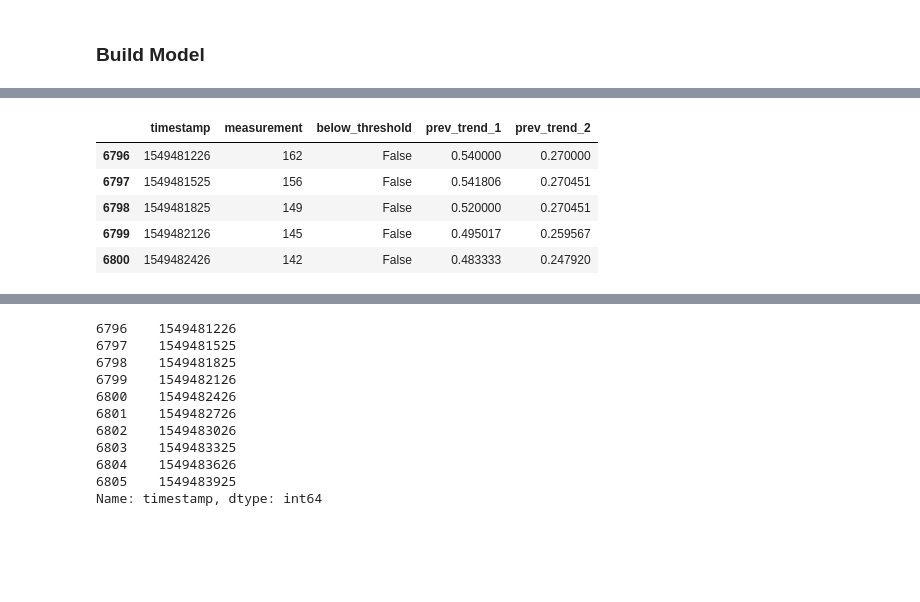
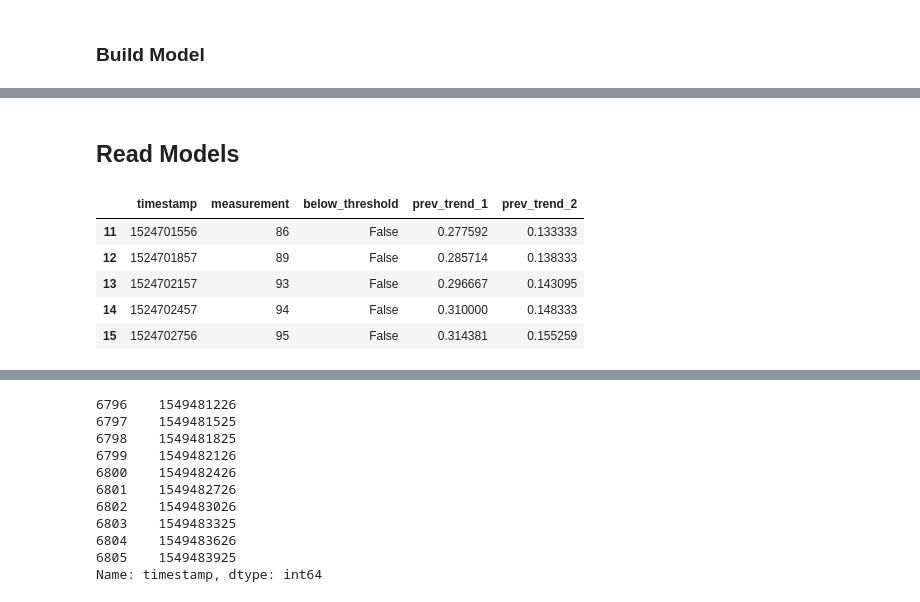
Before and after one commit to diabetes-manager/data-science, a Jupyter notebook: XGB_chris.ipynb, the cells around one changed output, grey strips where cells are left out. Cells and saved outputs as stored; diff of their text form; code cells hidden in the pictures; blank space fills up the shorter version.

```diff
--- a/XGB_chris.ipynb
+++ b/XGB_chris.ipynb
@@ -277,9 +277,11 @@ rmse: 24.853446767565373
+# %% [markdown]
+## Read Models
 # %%
-X_val.head()
+df.head()
 # %% [output]
 |  | timestamp | measurement | below_threshold | prev_trend_1 | prev_trend_2 |
-| 6796 | 1549481226 | 162 | False | 0.540000 | 0.270000 |
-| 6797 | 1549481525 | 156 | False | 0.541806 | 0.270451 |
-| 6798 | 1549481825 | 149 | False | 0.520000 | 0.270451 |
-| 6799 | 1549482126 | 145 | False | 0.495017 | 0.259567 |
-| 6800 | 1549482426 | 142 | False | 0.483333 | 0.247920 |
+| 11 | 1524701556 | 86 | False | 0.277592 | 0.133333 |
+| 12 | 1524701857 | 89 | False | 0.285714 | 0.138333 |
+| 13 | 1524702157 | 93 | False | 0.296667 | 0.143095 |
+| 14 | 1524702457 | 94 | False | 0.310000 | 0.148333 |
+| 15 | 1524702756 | 95 | False | 0.314381 | 0.155259 |
```
Also changed, not shown: parts of 9 cells of this notebook, 15 other files.
